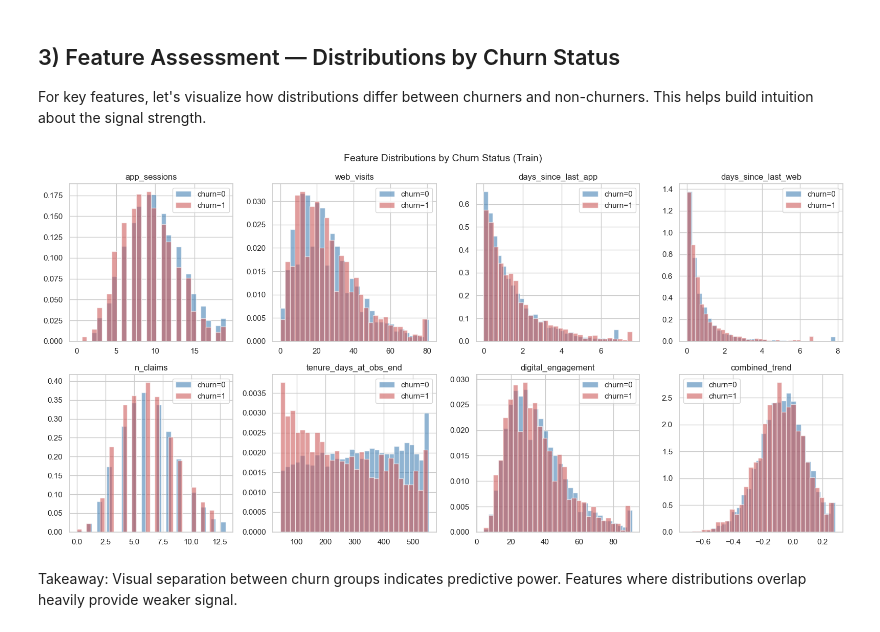
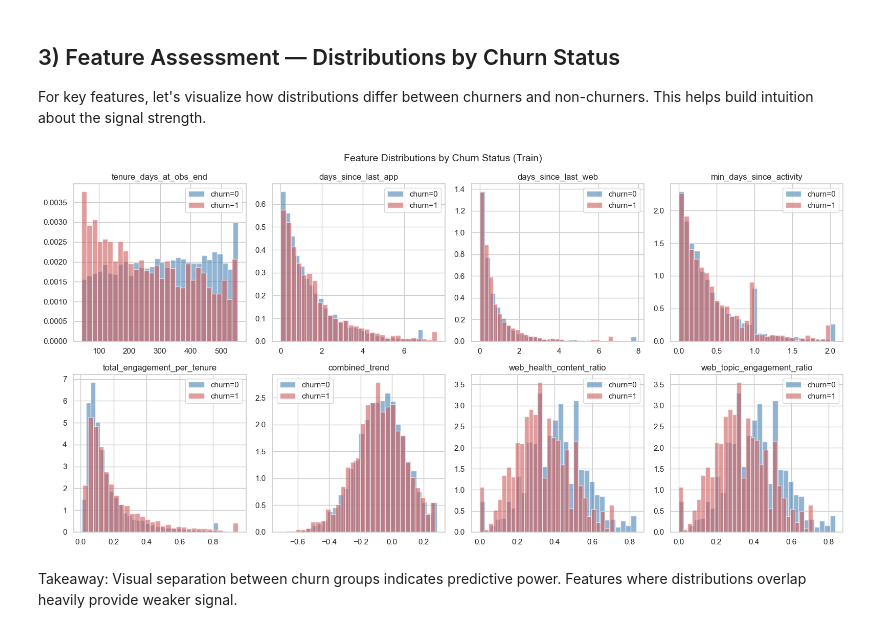
Before and after one commit to MatanSheffer/ViMatanSheffer, a Jupyter notebook: notebooks/evaluation.ipynb, the cells around one changed output. Drawn from its saved outputs; the diff is of its cells as text; code cells hidden in the pictures.

```diff
--- a/notebooks/evaluation.ipynb
+++ b/notebooks/evaluation.ipynb
@@ -221,44 +221,44 @@ Takeaway: Features with **negative** correlation (more engagement → less churn
 For key features, let's visualize how distributions differ between churners and non-churners.
 This helps build intuition about the signal strength.
 # %%
-# Select key features to visualize
+# Select key features to visualize (updated for simplified feature set)
 key_features = [
-    "app_sessions",
-    "web_visits",
+    "tenure_days_at_obs_end",
     "days_since_last_app",
     "days_since_last_web",
-    "n_claims",
-    "tenure_days_at_obs_end",
-    "digital_engagement",
+    "min_days_since_activity",
+    "total_engagement_per_tenure",
     "combined_trend",
+    "web_health_content_ratio",
+    "web_topic_engagement_ratio",
 ]
 
 # Filter to features that exist
 key_features = [f for f in key_features if f in train_df.columns]
 
 fig, axes = plt.subplots(2, 4, figsize=(16, 8))
 axes = axes.flatten()
 
 for i, feat in enumerate(key_features):
     ax = axes[i]
     for label, color in [(0, "steelblue"), (1, "indianred")]:
         data = train_df.loc[train_df["churn"] == label, feat].dropna()
         # Clip extreme outliers for visualization
         clip_upper = data.quantile(0.99)
         data = data.clip(upper=clip_upper)
         ax.hist(data, bins=30, alpha=0.6, label=f"churn={label}", color=color, density=True)
     ax.set_title(feat)
     ax.legend()
 
 # Hide unused subplots
 for j in range(len(key_features), len(axes)):
     axes[j].set_visible(False)
 
 plt.suptitle("Feature Distributions by Churn Status (Train)", fontsize=14)
 plt.tight_layout()
 plt.show()
 # %% [output]
-[figure, old version]
+[figure, new version]
 # %% [markdown]
 Takeaway: Visual separation between churn groups indicates predictive power. Features where distributions overlap heavily provide weaker signal.
 # %% [markdown]
```
Also changed, not shown: parts of 21 cells of this notebook, 9 other files.
